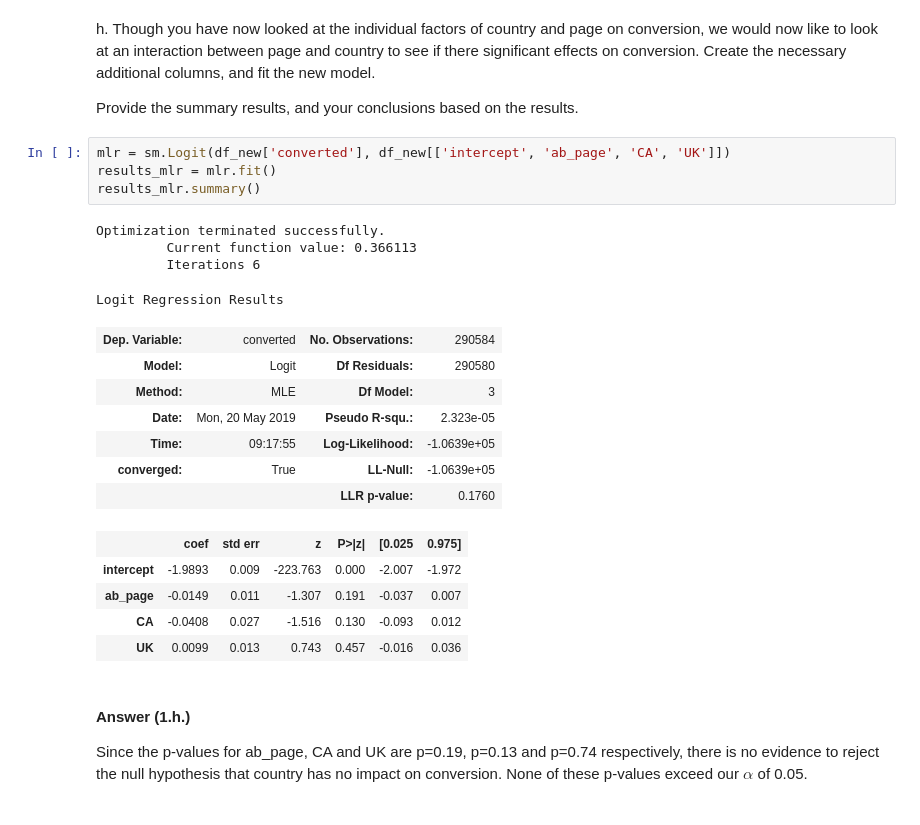
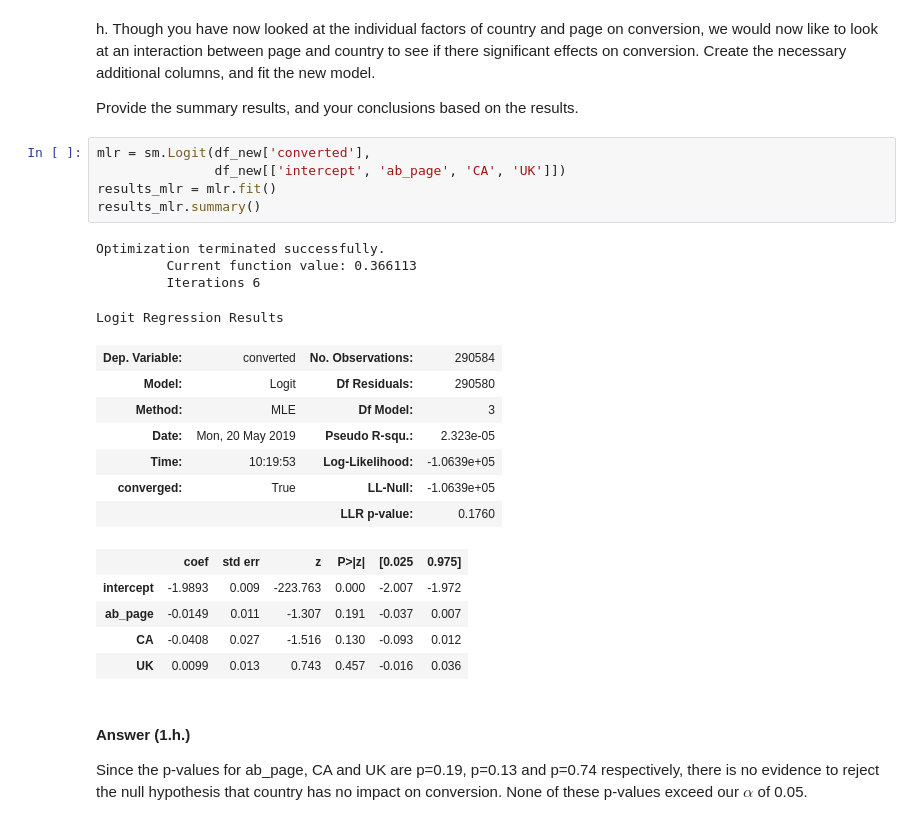
Before and after one commit to kennethn/data-analyst-nanodegree, a Jupyter notebook: 3_Analyze_AB_Test_Results/3_Analyze_AB_Test_Results.ipynb, the cells around one changed output. Cells and saved outputs as stored; diff of their text form.

```diff
--- a/3_Analyze_AB_Test_Results/3_Analyze_AB_Test_Results.ipynb
+++ b/3_Analyze_AB_Test_Results/3_Analyze_AB_Test_Results.ipynb
@@ -564,19 +567,20 @@ h. Though you have now looked at the individual factors of country and page on c
 
 Provide the summary results, and your conclusions based on the results.
 # %%
-mlr = sm.Logit(df_new['converted'], df_new[['intercept', 'ab_page', 'CA', 'UK']])
+mlr = sm.Logit(df_new['converted'],
+               df_new[['intercept', 'ab_page', 'CA', 'UK']])
 results_mlr = mlr.fit()
 results_mlr.summary()
 # %% [output]
 Optimization terminated successfully.
          Current function value: 0.366113
          Iterations 6
 Logit Regression Results
 | Dep. Variable: | converted | No. Observations: | 290584 |
 | Model: | Logit | Df Residuals: | 290580 |
 | Method: | MLE | Df Model: | 3 |
 | Date: | Mon, 20 May 2019 | Pseudo R-squ.: | 2.323e-05 |
-| Time: | 09:17:55 | Log-Likelihood: | -1.0639e+05 |
+| Time: | 10:19:53 | Log-Likelihood: | -1.0639e+05 |
 | converged: | True | LL-Null: | -1.0639e+05 |
 |  |  | LLR p-value: | 0.1760 |
 |  | coef | std err | z | P>|z| | [0.025 | 0.975] |
```
Also changed, not shown: parts of 14 cells of this notebook, 2 other files.
